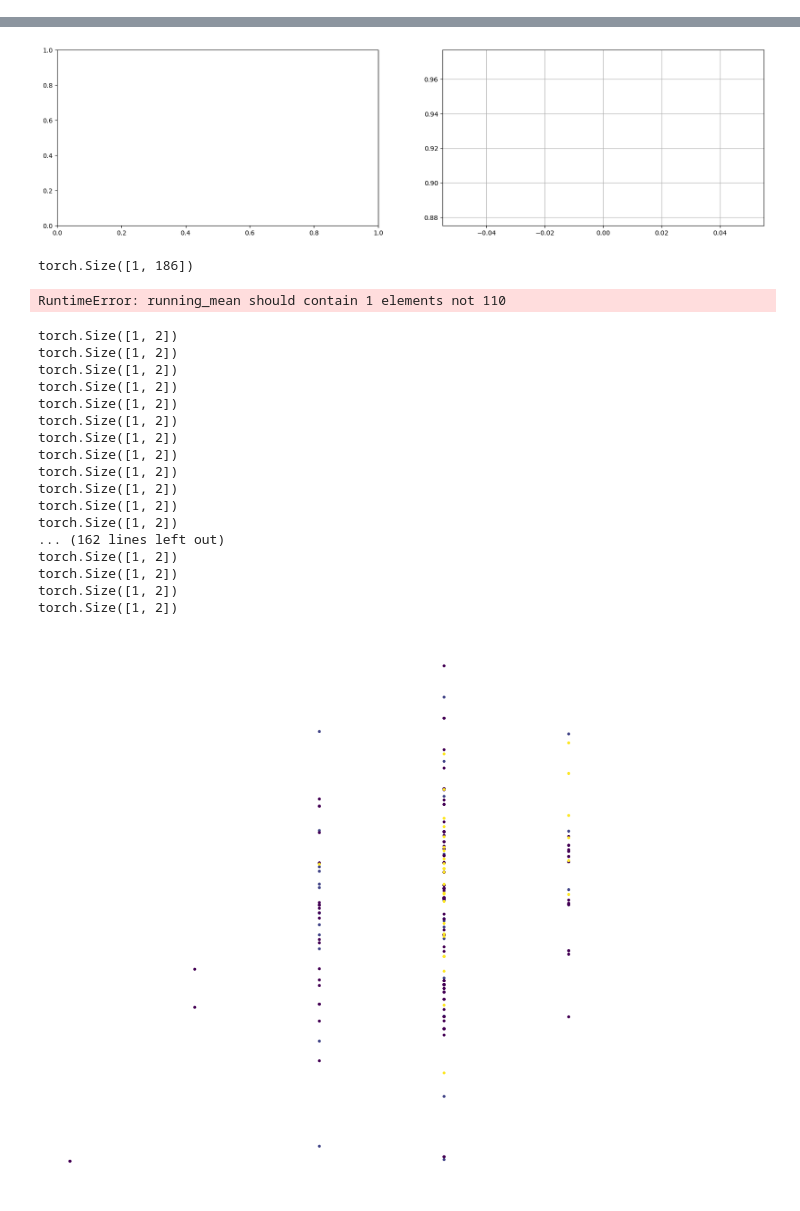
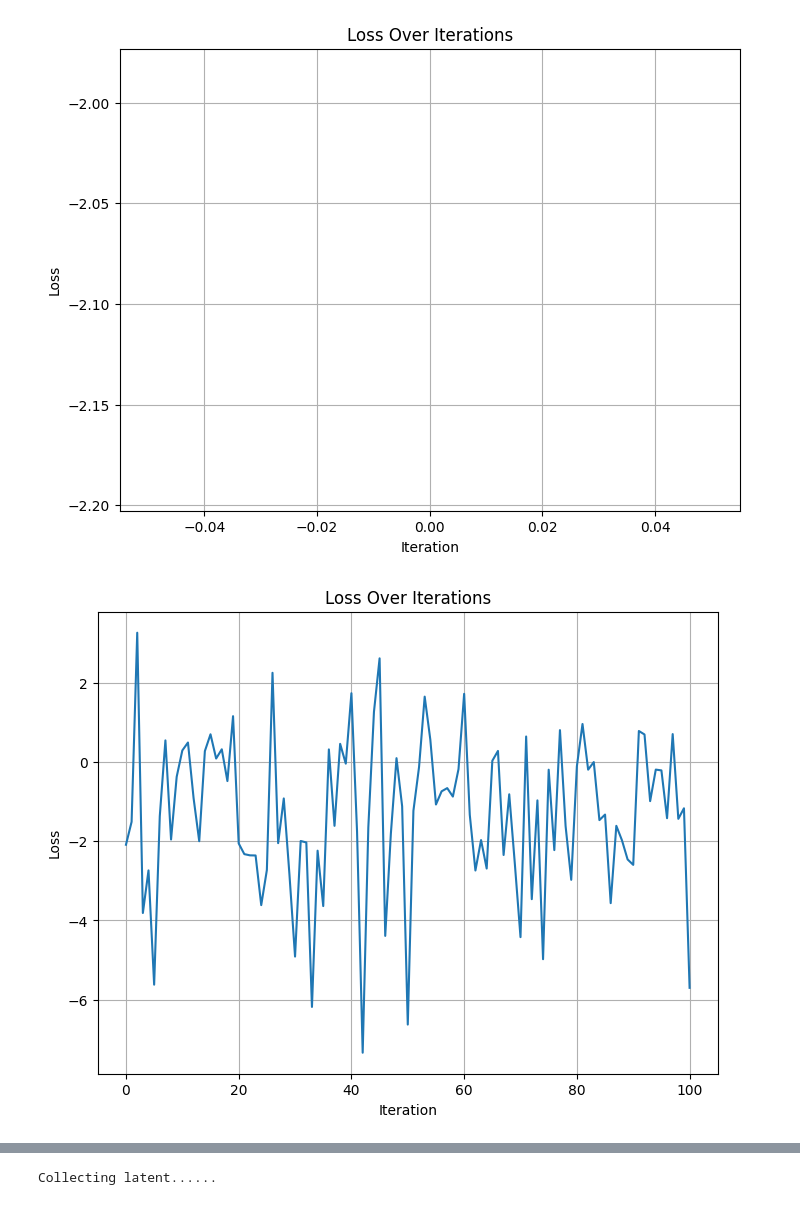
Before and after one commit to baoduoxu/ML_Frontier, a Jupyter notebook: AutoEncoder.ipynb, the cells around one changed output, grey strips where cells are left out. Saved outputs shown, nothing was run; the diff lists cells and outputs as text; code cells hidden in the pictures.

Commit message:
test AE, perform badly

```diff
--- a/AutoEncoder.ipynb
+++ b/AutoEncoder.ipynb
@@ -209,10 +227,13 @@ def train(encoder: nn.Module, decoder: nn.Module, trainDataset, testDataset, los
     print(f"Final loss: {loss.item()}")
     # return allImages
 # %%
-# X_train = torch.from_numpy(X_train).float()
-# X_test = torch.from_numpy(X_test).float()
-# y_train_master = torch.from_numpy(y_train_master).float()
-# y_test_master = torch.from_numpy(y_test_master).float()
-print(type(X_train))
+X_train = torch.from_numpy(X_train).float()
+X_test = torch.from_numpy(X_test).float()
+y_train_master = torch.from_numpy(y_train_master).float()
+y_test_master = torch.from_numpy(y_test_master).float()
+# print(type(X_train))
+# from sampling import X_sampling,y_sampling
+# X_train=torch.from_numpy(X_sampling).float()
+# y_train_master=torch.from_numpy(y_sampling).float()
 train_dataset = torch.utils.data.TensorDataset(X_train,y_train_master)
 test_dataset = torch.utils.data.TensorDataset(X_test,y_test_master)
@@ -225,8 +260,16 @@ print(X_train.shape[1])
 # %%
-H1=110
-H2=80
-dim=2
-encoder, decoder = Encoder(X_train.shape[1], H1,H2, dim), Decoder(dim, H2,H1, X_train.shape[1])
+# H1=110
+# H2=80
+# H=[150,120,90,60]
+# H=range(180,3,-1)
+# H=[170]
+H=[150,100]
+dim=60
+encoder, decoder = Encoder(X_train.shape[1], H,len(H), dim), Decoder(dim, H[::-1],len(H), X_train.shape[1])
+for name, param in encoder.named_parameters():
+    print(f"Parameter: {name}, requires_grad: {param.requires_grad}")
+for name, param in decoder.named_parameters():
+    print(f"Parameter: {name}, requires_grad: {param.requires_grad}")
 # Encoder = Encoder(1, cHidden, cZ)
 x = torch.rand(2, 186)
 z = encoder(x)
@@ -240,9 +283,4 @@ if xHat.shape != x.shape:
 else:
     print("Alright!")
 # create encoder and decoder
-
-for name, param in encoder.named_parameters():
-    print(f"Parameter: {name}, requires_grad: {param.requires_grad}")
-for name, param in decoder.named_parameters():
-    print(f"Parameter: {name}, requires_grad: {param.requires_grad}")
 # %% [output]
@@ -266,5 +304,7 @@ Parameter: _net.6.bias, requires_grad: True
 # %%
 
 # use `F.binary_cross_entropy` as loss function, learning rate = 0.0005, train steps = 6000
-train(encoder, decoder, train_dataset, test_dataset, F.mse_loss, lr=0.0005, step=500)
+train(encoder, decoder, train_dataset, test_dataset, F.binary_cross_entropy, lr=0.005, step=500)
 # %% [output]
+[figure, new version]
+[figure, added]
@@ -273,6 +316,3 @@ torch.Size([1, 186])
-[figure, old version]
-torch.Size([1, 186])
-RuntimeError: running_mean should contain 1 elements not 110
 # %%
 from sklearn.manifold import TSNE
 
@@ -312,27 +352,10 @@ def visualizeLatent(latents, labels):
     # plt.scatter(reduced[:, 0], reduced[:, 1], s=4, c=labels)
     plt.scatter(latents[:, 0], latents[:, 1], s=4, c=labels)
 # %%
-# print("Collecting latent......")
+print("Collecting latent......")
 latents, labels = collectLatent(encoder, train_dataset)
 # print("Computing tSNE......")
 # print("This is slow......")
 visualizeLatent(latents, labels)
 # %% [output]
-torch.Size([1, 2])
-torch.Size([1, 2])
-torch.Size([1, 2])
-torch.Size([1, 2])
-torch.Size([1, 2])
-torch.Size([1, 2])
-torch.Size([1, 2])
-torch.Size([1, 2])
-torch.Size([1, 2])
-torch.Size([1, 2])
-torch.Size([1, 2])
-torch.Size([1, 2])
-... (162 lines left out)
-torch.Size([1, 2])
-torch.Size([1, 2])
-torch.Size([1, 2])
-torch.Size([1, 2])
+Collecting latent......
-[figure, removed]
```
Also changed, not shown: parts of 10 cells of this notebook, 7 other files.
